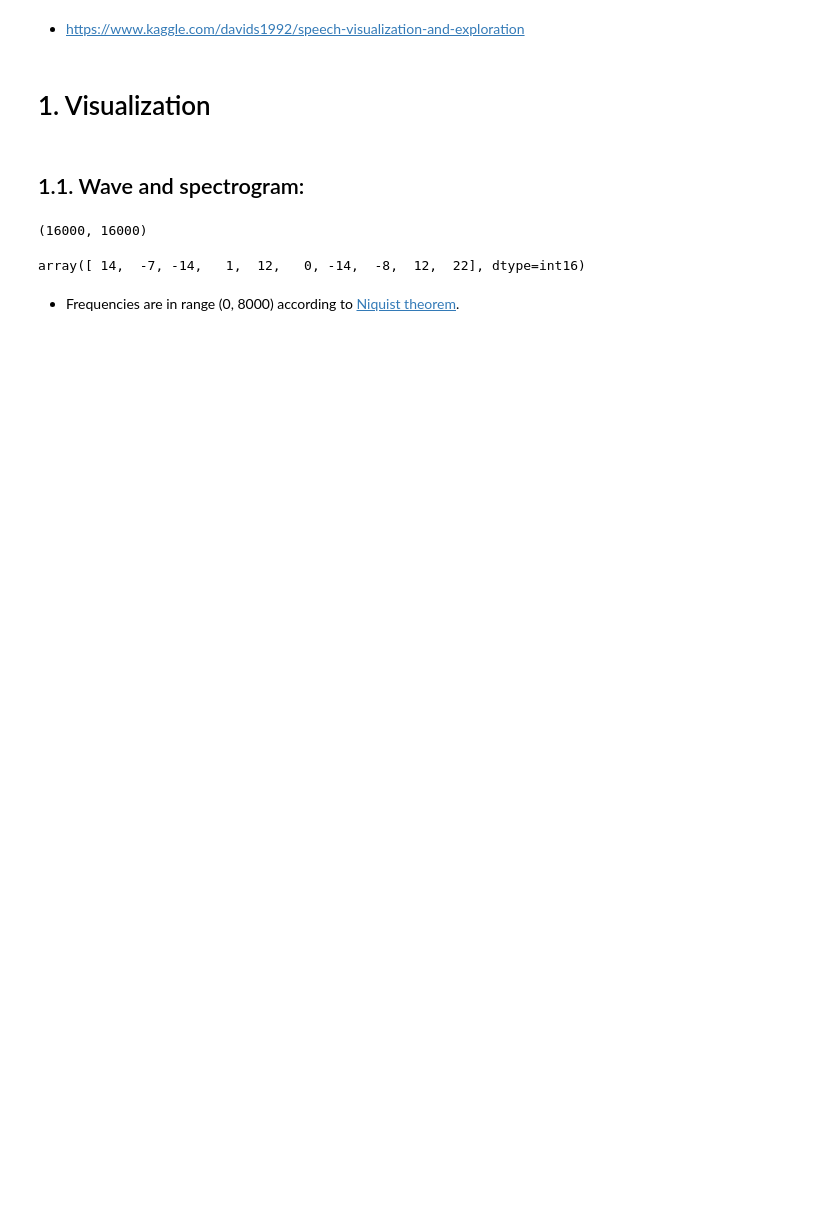
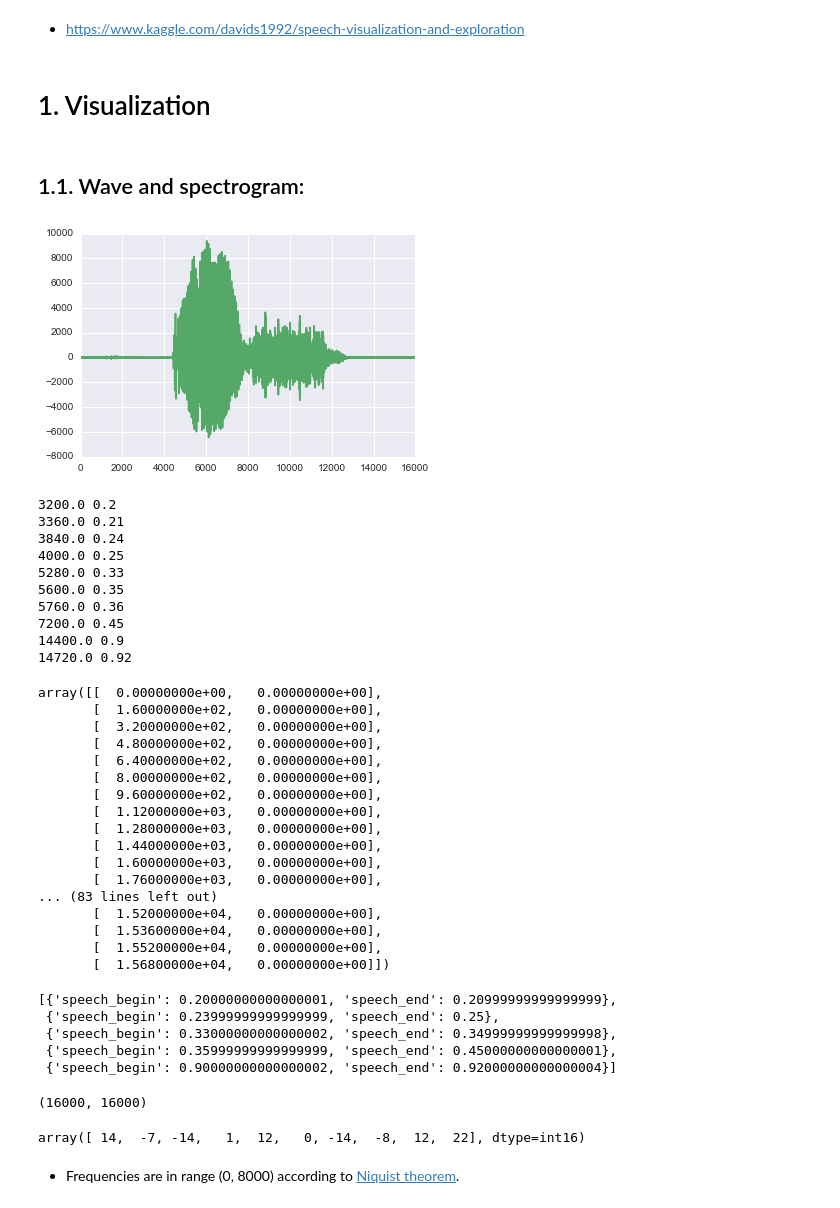
Before and after one commit to daydrill/kaggle_speech_recognition_challenge, a Jupyter notebook: EDA.ipynb, the cells around one changed output. Drawn from its saved outputs; the diff is of its cells as text; code cells hidden in the pictures; blank space fills up the shorter version.

```diff
--- a/EDA.ipynb
+++ b/EDA.ipynb
@@ -36,6 +36,50 @@ TRAIN_PATH = './input/train/audio/'
 ## 1.1. Wave and spectrogram:
 # %%
 file_path = os.path.join(TRAIN_PATH, 'yes/0a7c2a8d_nohash_0.wav')
+# %%
+from vad import VoiceActivityDetector
+
+v = VoiceActivityDetector(file_path)
+v.plot_detected_speech_regions()
+raw_detection = v.detect_speech()
+speech_labels = v.convert_windows_to_readible_labels(raw_detection)
+# %% [output]
+[figure, added]
+3200.0 0.2
+3360.0 0.21
+3840.0 0.24
+4000.0 0.25
+5280.0 0.33
+5600.0 0.35
+5760.0 0.36
+7200.0 0.45
+14400.0 0.9
+14720.0 0.92
+array([[  0.00000000e+00,   0.00000000e+00],
+       [  1.60000000e+02,   0.00000000e+00],
+       [  3.20000000e+02,   0.00000000e+00],
+       [  4.80000000e+02,   0.00000000e+00],
+       [  6.40000000e+02,   0.00000000e+00],
+       [  8.00000000e+02,   0.00000000e+00],
+       [  9.60000000e+02,   0.00000000e+00],
+       [  1.12000000e+03,   0.00000000e+00],
+       [  1.28000000e+03,   0.00000000e+00],
+       [  1.44000000e+03,   0.00000000e+00],
+       [  1.60000000e+03,   0.00000000e+00],
+       [  1.76000000e+03,   0.00000000e+00],
+... (83 lines left out)
+       [  1.52000000e+04,   0.00000000e+00],
+       [  1.53600000e+04,   0.00000000e+00],
+       [  1.55200000e+04,   0.00000000e+00],
+       [  1.56800000e+04,   0.00000000e+00]])
+# %%
+speech_labels
+# %% [output]
+[{'speech_begin': 0.20000000000000001, 'speech_end': 0.20999999999999999},
+ {'speech_begin': 0.23999999999999999, 'speech_end': 0.25},
+ {'speech_begin': 0.33000000000000002, 'speech_end': 0.34999999999999998},
+ {'speech_begin': 0.35999999999999999, 'speech_end': 0.45000000000000001},
+ {'speech_begin': 0.90000000000000002, 'speech_end': 0.92000000000000004}]
 # %%
 sample_rate, samples = wavfile.read(file_path)
 # %%
```
Also changed, not shown: parts of 12 cells of this notebook.
